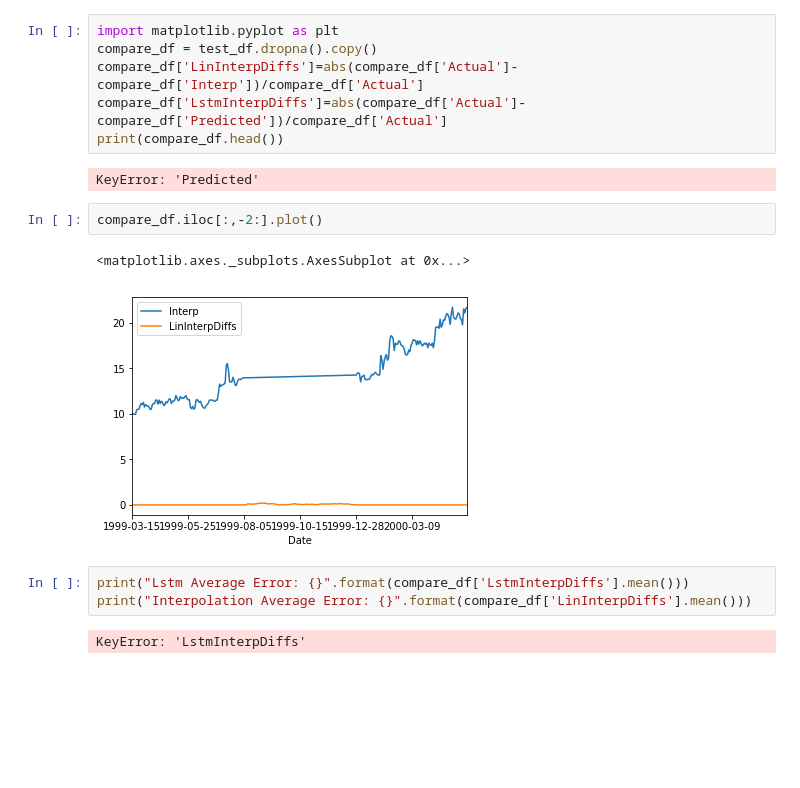
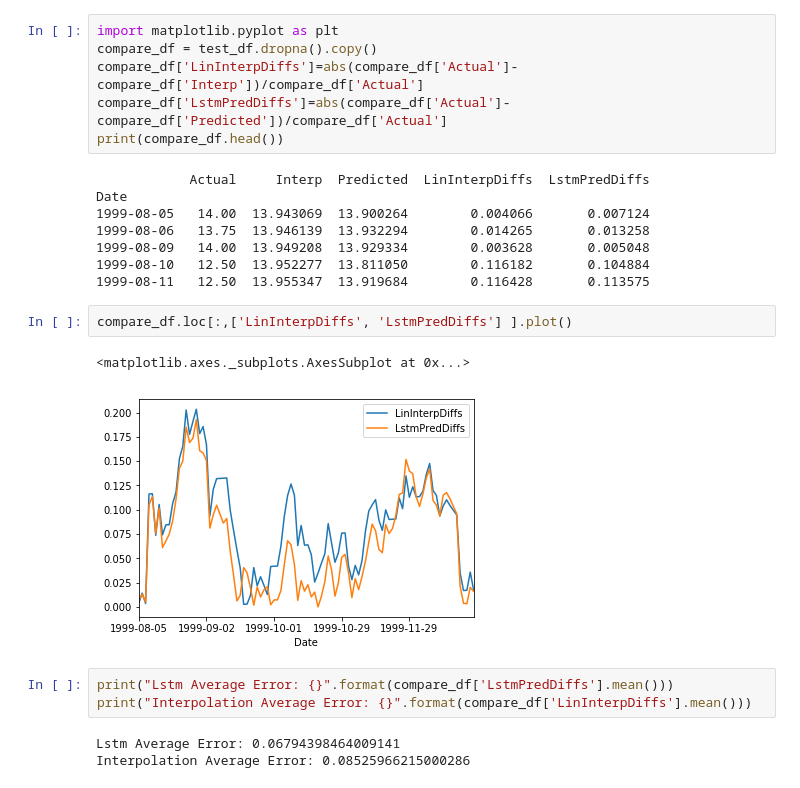
Before and after one commit to suren777/TimeSeriesLstmFiller, a Jupyter notebook: two_factor_lstm.ipynb, the cells around one changed output. Cells and saved outputs as stored; diff of their text form; blank space fills up the shorter version.

```diff
--- a/two_factor_lstm.ipynb
+++ b/two_factor_lstm.ipynb
@@ -93,20 +128,27 @@ IndexError: index 100 is out of bounds for axis 0 with size 0
 import matplotlib.pyplot as plt
 compare_df = test_df.dropna().copy()
 compare_df['LinInterpDiffs']=abs(compare_df['Actual']-compare_df['Interp'])/compare_df['Actual']
-compare_df['LstmInterpDiffs']=abs(compare_df['Actual']-compare_df['Predicted'])/compare_df['Actual']
+compare_df['LstmPredDiffs']=abs(compare_df['Actual']-compare_df['Predicted'])/compare_df['Actual']
 print(compare_df.head())
 # %% [output]
-KeyError: 'Predicted'
+            Actual     Interp  Predicted  LinInterpDiffs  LstmPredDiffs
+Date
+1999-08-05   14.00  13.943069  13.900264        0.004066       0.007124
+1999-08-06   13.75  13.946139  13.932294        0.014265       0.013258
+1999-08-09   14.00  13.949208  13.929334        0.003628       0.005048
+1999-08-10   12.50  13.952277  13.811050        0.116182       0.104884
+1999-08-11   12.50  13.955347  13.919684        0.116428       0.113575
-# %%
-compare_df.iloc[:,-2:].plot()
-# %% [output]
-<matplotlib.axes._subplots.AxesSubplot at 0x...>
-[figure, removed]
+# %%
+compare_df.loc[:,['LinInterpDiffs', 'LstmPredDiffs'] ].plot()
+# %% [output]
+<matplotlib.axes._subplots.AxesSubplot at 0x...>
+[figure, added]
 # %%
-print("Lstm Average Error: {}".format(compare_df['LstmInterpDiffs'].mean()))
+print("Lstm Average Error: {}".format(compare_df['LstmPredDiffs'].mean()))
 print("Interpolation Average Error: {}".format(compare_df['LinInterpDiffs'].mean()))
 # %% [output]
-KeyError: 'LstmInterpDiffs'
+Lstm Average Error: 0.06794398464009141
+Interpolation Average Error: 0.08525966215000286
 # %%
 from scipy import stats
 
```
Also changed, not shown: parts of 8 cells of this notebook, 2 other files.
